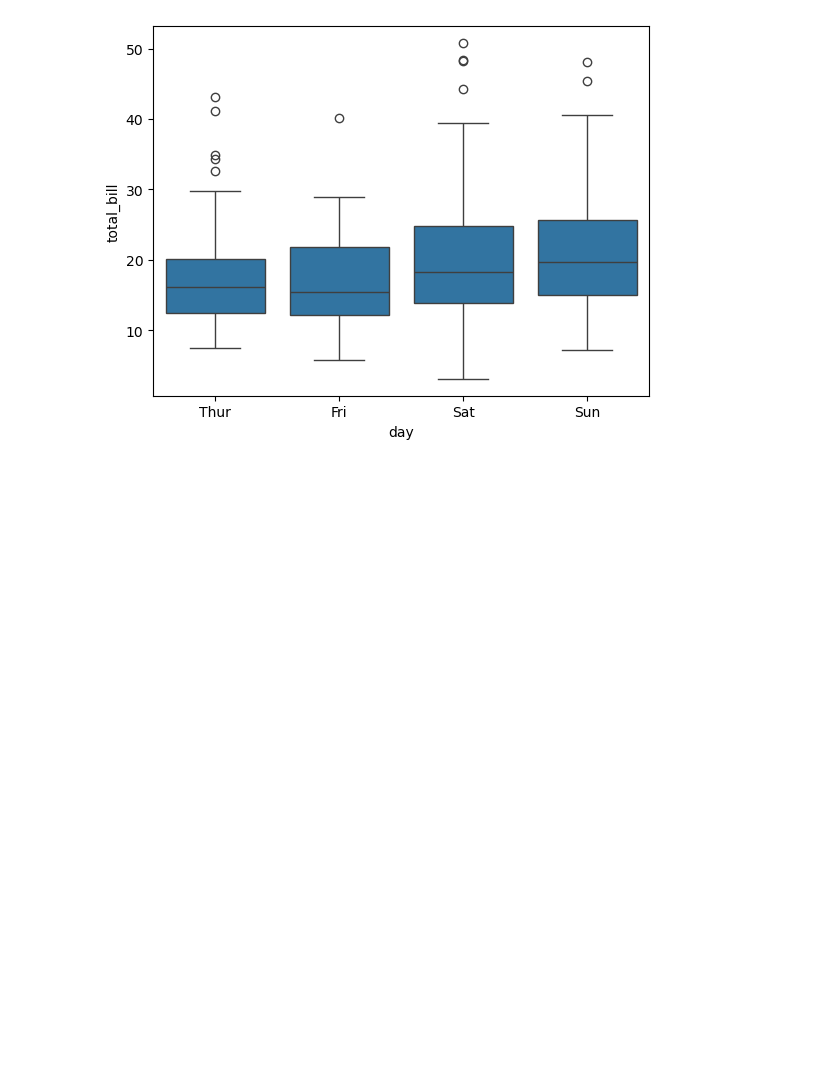
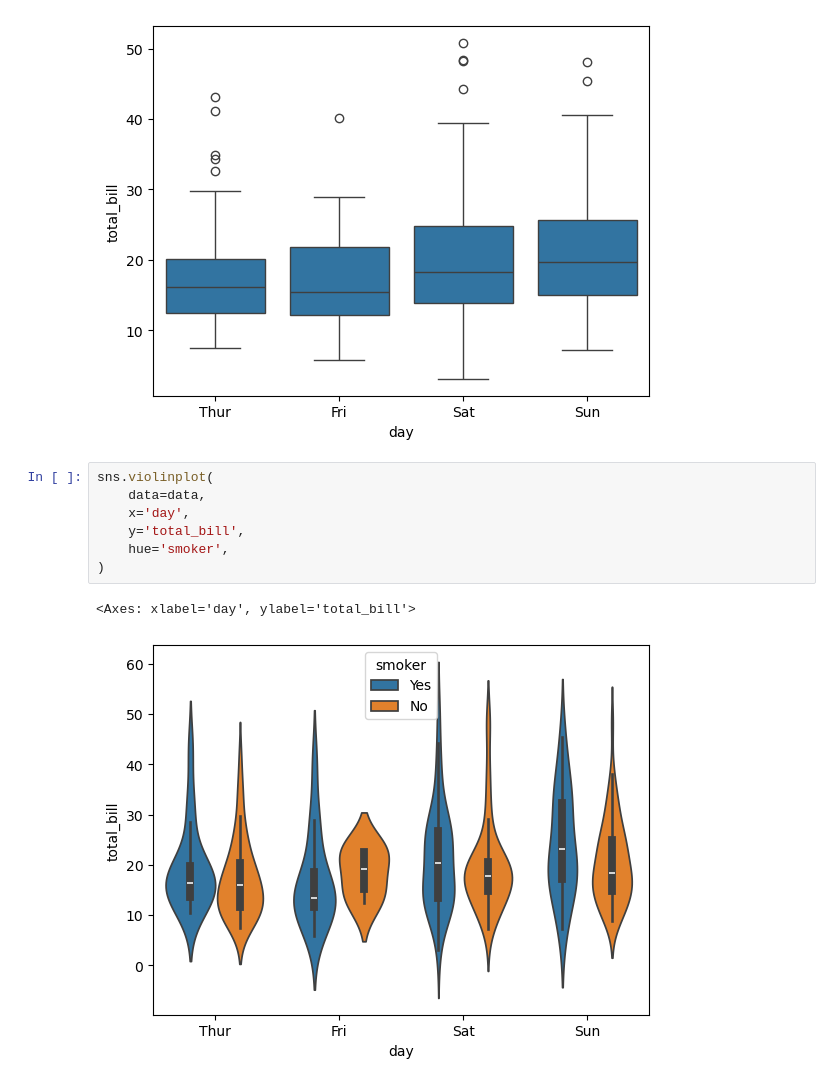
Before and after one commit to mdnaim2004/NOTE_ARCHIVE, a Jupyter notebook: seabron/seaborn.ipynb, the cells around one changed output. Cells and saved outputs as stored; diff of their text form; blank space fills up the shorter version.

```diff
--- a/seabron/seaborn.ipynb
+++ b/seabron/seaborn.ipynb
@@ -274,3 +274,13 @@ sns.boxplot(data=data, x='day', y='total_bill')
 # %% [output]
 <Axes: xlabel='day', ylabel='total_bill'>
 [figure]
+# %%
+sns.violinplot(
+    data=data,
+    x='day',
+    y='total_bill',
+    hue='smoker',
+)
+# %% [output]
+<Axes: xlabel='day', ylabel='total_bill'>
+[figure, added]
```
Also changed, not shown: parts of 8 cells of this notebook.
